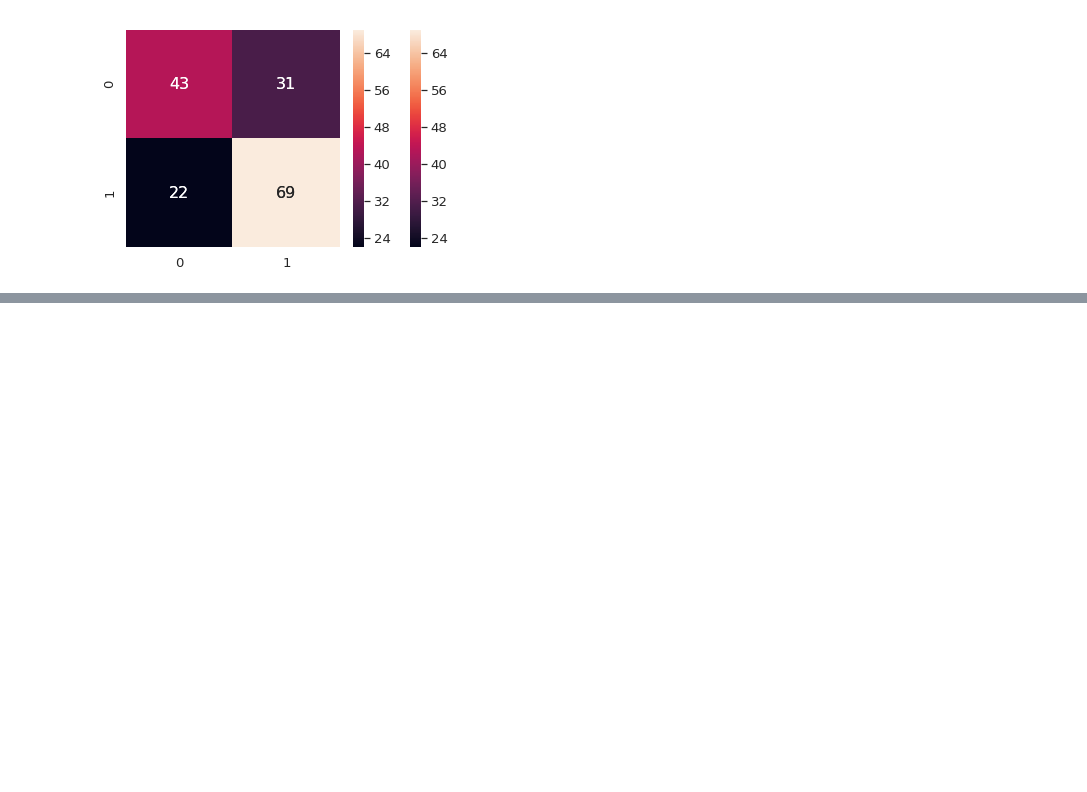
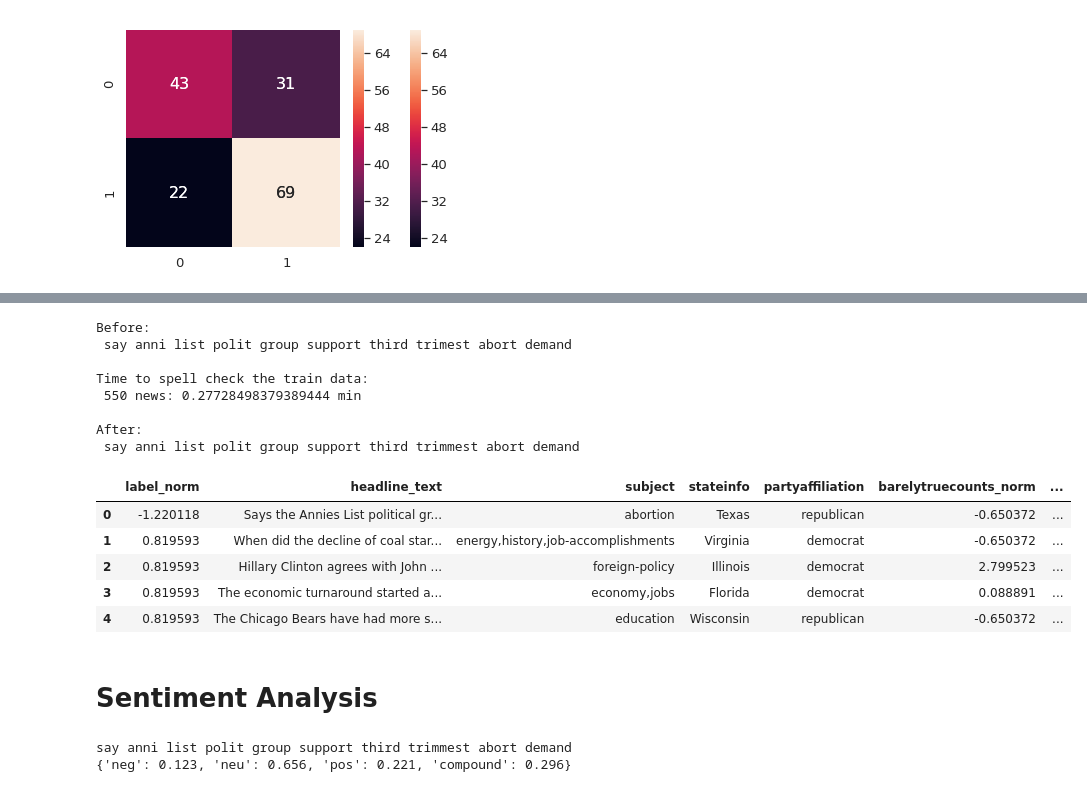
Before and after one commit to jems2019/AlternusVera, a Jupyter notebook: Social_Credibility.ipynb, the cells around one changed output, grey strips where cells are left out. Saved outputs shown, nothing was run; the diff lists cells and outputs as text; code cells hidden in the pictures; blank space fills up the shorter version.

```diff
--- a/Social_Credibility.ipynb
+++ b/Social_Credibility.ipynb
@@ -245,0 +304,14 @@ data_norm.head()
+# %%
+import time
+import nltk
+nltk.download('punkt')
+nltk.download('wordnet')
+# clean training and test data
+# create new column "tokenized"
+t1 = time.time()
+
+# Add the processed data to the original data.
+# Perhaps using apply function would be more elegant and concise than using for loop
+data_norm['clean'] = data_norm["headline_text"].apply(cleaning)
+
+t2 = time.time()
@@ -245,0 +323,9 @@ data_norm.head()
+# %%
+model = gensim.models.KeyedVectors.load_word2vec_format('/content/drive/My Drive/Colab Notebooks/GoogleNews-vectors-negative300.bin.gz', binary=True)
+words = model.index2word
+
+w_rank = {}
+for i,word in enumerate(words):
+    w_rank[word] = i
+
+WORDS = w_rank
@@ -245,0 +367,46 @@ data_norm.head()
+# %%
+def spell_checker(text):
+    all_words = re.findall(r'\w+', text.lower()) # split sentence to words
+    spell_checked_text  = []
+    for i in range(len(all_words)):
+        spell_checked_text.append(correction(all_words[i]))
+    return ' '.join(spell_checked_text)
+# %%
+print("Before: \n", data_norm['clean'][0] )
+t1 = time.time()
+data_norm['clean'] = data_norm['clean'].apply(spell_checker)
+t2 = time.time()
+print("\nTime to spell check the train data: \n", len(data_norm), "news:", (t2-t1)/60, "min")
+
+print("\nAfter: \n",data_norm['clean'][0] )
+data_norm.head(5)
+# %% [output]
+Before:
+ say anni list polit group support third trimest abort demand
+
+Time to spell check the train data:
+ 550 news: 0.27728498379389444 min
+
+After:
+ say anni list polit group support third trimmest abort demand
+|  | label_norm | headline_text | subject | stateinfo | partyaffiliation | barelytruecounts_norm | ... |
+| 0 | -1.220118 | Says the Annies List political gr... | abortion | Texas | republican | -0.650372 | ... |
+| 1 | 0.819593 | When did the decline of coal star... | energy,history,job-accomplishments | Virginia | democrat | -0.650372 | ... |
+| 2 | 0.819593 | Hillary Clinton agrees with John ... | foreign-policy | Illinois | democrat | 2.799523 | ... |
+| 3 | 0.819593 | The economic turnaround started a... | economy,jobs | Florida | democrat | 0.088891 | ... |
+| 4 | 0.819593 | The Chicago Bears have had more s... | education | Wisconsin | republican | -0.650372 | ... |
+# %% [markdown]
+# Sentiment Analysis
+# %%
+# Using sentiment analysis to get sentiment score
+
+senti = nltk.sentiment.vader.SentimentIntensityAnalyzer()
+
+def print_sentiment_scores(sentence):
+    snt = senti.polarity_scores(sentence)
+    print("{:-<40} \n{}".format(sentence, str(snt)))
+
+print_sentiment_scores(data_norm['clean'][0])
+# %% [output]
+say anni list polit group support third trimmest abort demand
+{'neg': 0.123, 'neu': 0.656, 'pos': 0.221, 'compound': 0.296}
```
Also changed, not shown: parts of 26 cells of this notebook.
